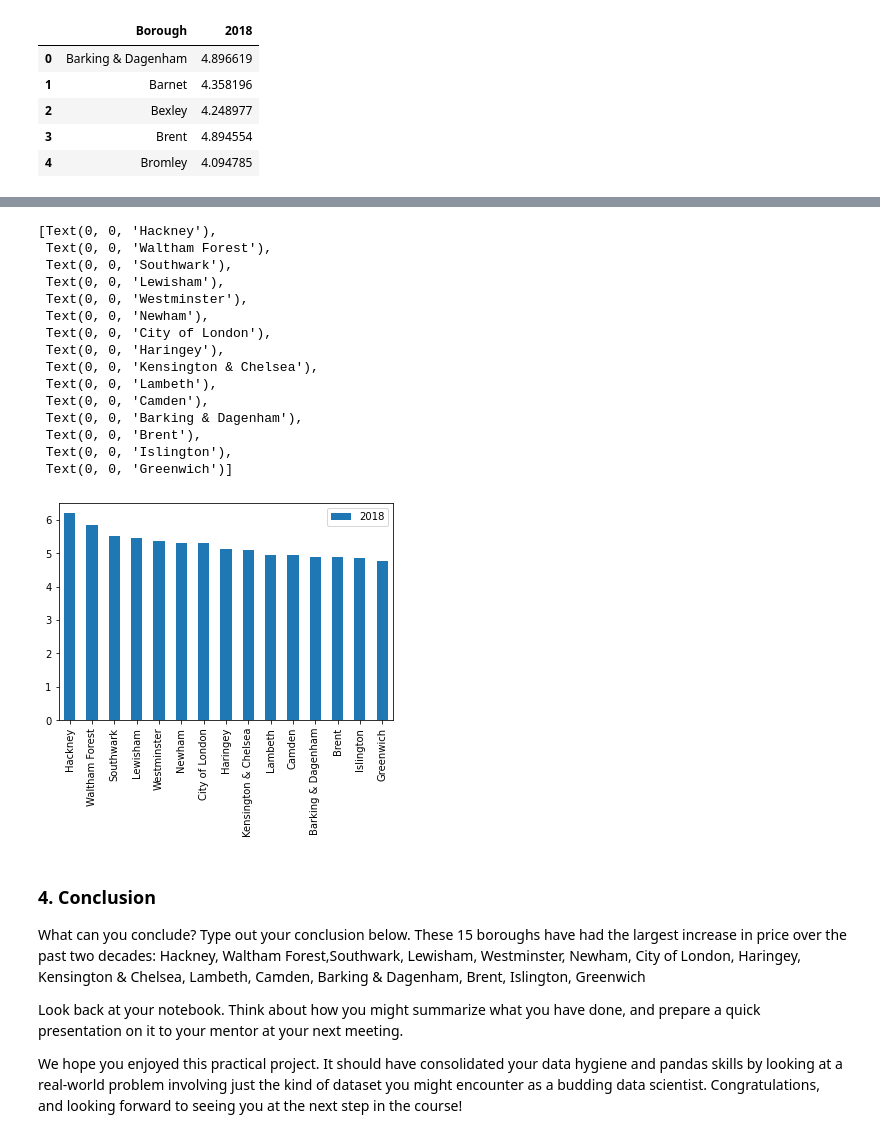
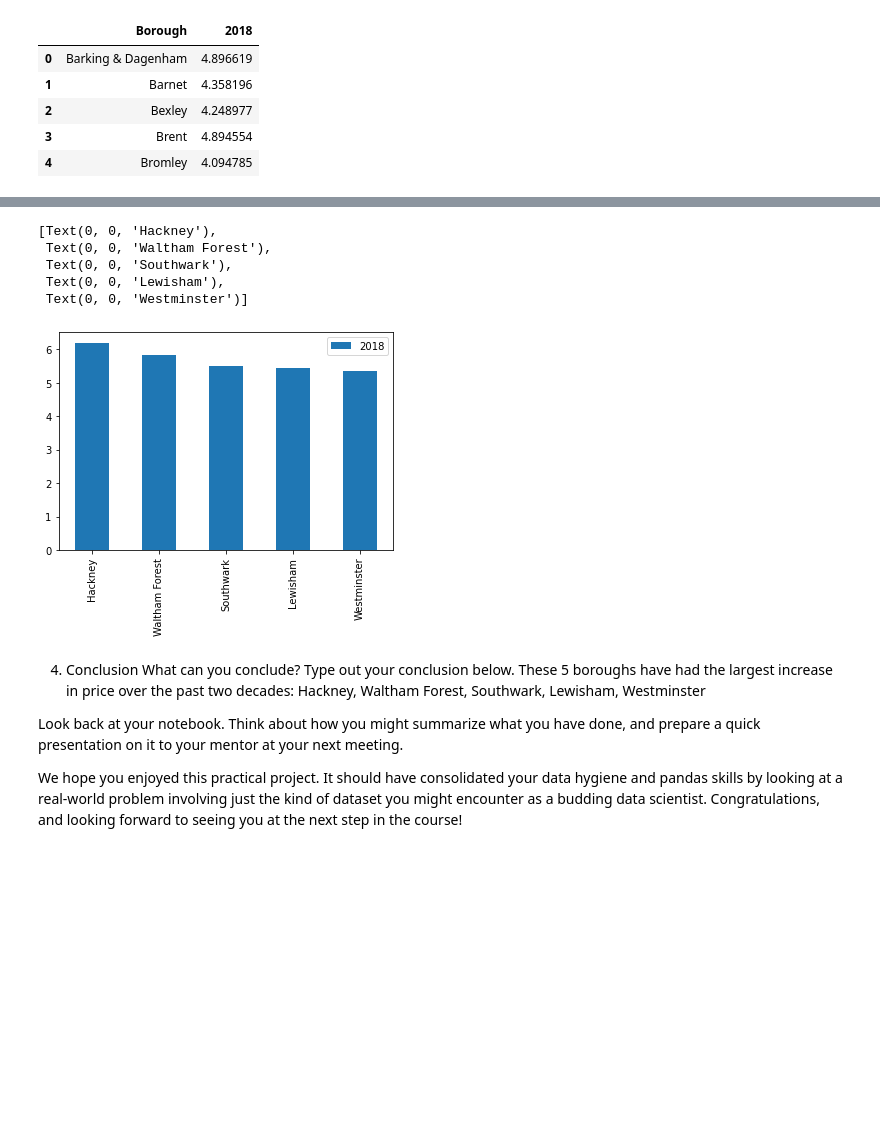
Before and after one commit to dbetzel/Springboard, a Jupyter notebook: Unit 4 Challenge - Tier 3.ipynb, the cells around one changed output, grey strips where cells are left out. Cells and saved outputs as stored; diff of their text form; code cells hidden in the pictures; blank space fills up the shorter version.

```diff
--- a/Unit 4 Challenge - Tier 3.ipynb
+++ b/Unit 4 Challenge - Tier 3.ipynb
@@ -251,4 +251,4 @@ clean_properties[clean_properties['London_Borough'] == 'Unnamed: 47'].head()
 | 238 | Unnamed: 47 | NaN | 1995-05-01 | NaN |
 # %%
 # filtering the data with NaN values
-NaNFreeDF2 = clean_properties.dropna()
+clean_properties2 = clean_properties.dropna()
@@ -283,10 +283,10 @@ nonBoroughs = ['Inner London', 'Outer London',
               'EAST OF ENGLAND', 'LONDON', 'SOUTH EAST',
               'SOUTH WEST', 'England']
 # %%
-NaNFreeDF2 = NaNFreeDF2[~NaNFreeDF2.London_Borough.isin(nonBoroughs)]
+clean_properties2 = clean_properties2[~clean_properties2.London_Borough.isin(nonBoroughs)]
 # %%
 # Do that here.
-df = NaNFreeDF2
+df = clean_properties2
 # %%
 df.dtypes
 # %% [output]
@@ -430,6 +430,6 @@ df_ratios.head()
 # %%
 # Let's sort in descending order and select the top 15 boroughs.
 # Make a variable called top15, and assign it the result of calling sort_values() on df_ratios.
-top15 = df_ratios.sort_values(by='2018',ascending=False).head(15)
-print(top15)
+top5 = df_ratios.sort_values(by='2018',ascending=False).head(5)
+print(top5)
 # %% [output]
@@ -452,32 +442,22 @@ print(top15)
 # %%
 # Let's plot the boroughs that have seen the greatest changes in price.
-# Make a variable called ax. Assign it the result of filtering top15 on 'Borough' and '2018', then calling plot(), with
+# Make a variable called ax. Assign it the result of filtering top5 on 'Borough' and '2018', then calling plot(), with
 # the parameter kind = 'bar'.
-ax = top15[['Borough','2018']].plot(kind='bar')
+ax = top5[['Borough','2018']].plot(kind='bar')
 
-ax.set_xticklabels(top15.Borough)
+ax.set_xticklabels(top5.Borough)
 # %% [output]
 [Text(0, 0, 'Hackney'),
  Text(0, 0, 'Waltham Forest'),
  Text(0, 0, 'Southwark'),
  Text(0, 0, 'Lewisham'),
- Text(0, 0, 'Westminster'),
- Text(0, 0, 'Newham'),
- Text(0, 0, 'City of London'),
- Text(0, 0, 'Haringey'),
- Text(0, 0, 'Kensington & Chelsea'),
- Text(0, 0, 'Lambeth'),
- Text(0, 0, 'Camden'),
- Text(0, 0, 'Barking & Dagenham'),
- Text(0, 0, 'Brent'),
- Text(0, 0, 'Islington'),
- Text(0, 0, 'Greenwich')]
+ Text(0, 0, 'Westminster')]
-[figure, old version]
+[figure, new version]
 # %% [markdown]
-### 4. Conclusion
+4. Conclusion
 What can you conclude? Type out your conclusion below.
-These 15 boroughs have had the largest increase in price over the past two decades: Hackney, Waltham Forest,Southwark,
-Lewisham, Westminster, Newham, City of London, Haringey, Kensington & Chelsea, Lambeth, Camden, Barking & Dagenham,          Brent, Islington, Greenwich
+These 5 boroughs have had the largest increase in price over the past two decades: Hackney, Waltham Forest, Southwark,
+Lewisham, Westminster
 
 Look back at your notebook. Think about how you might summarize what you have done, and prepare a quick presentation on it to your mentor at your next meeting.
 
```
Also changed, not shown: parts of 16 cells of this notebook.
